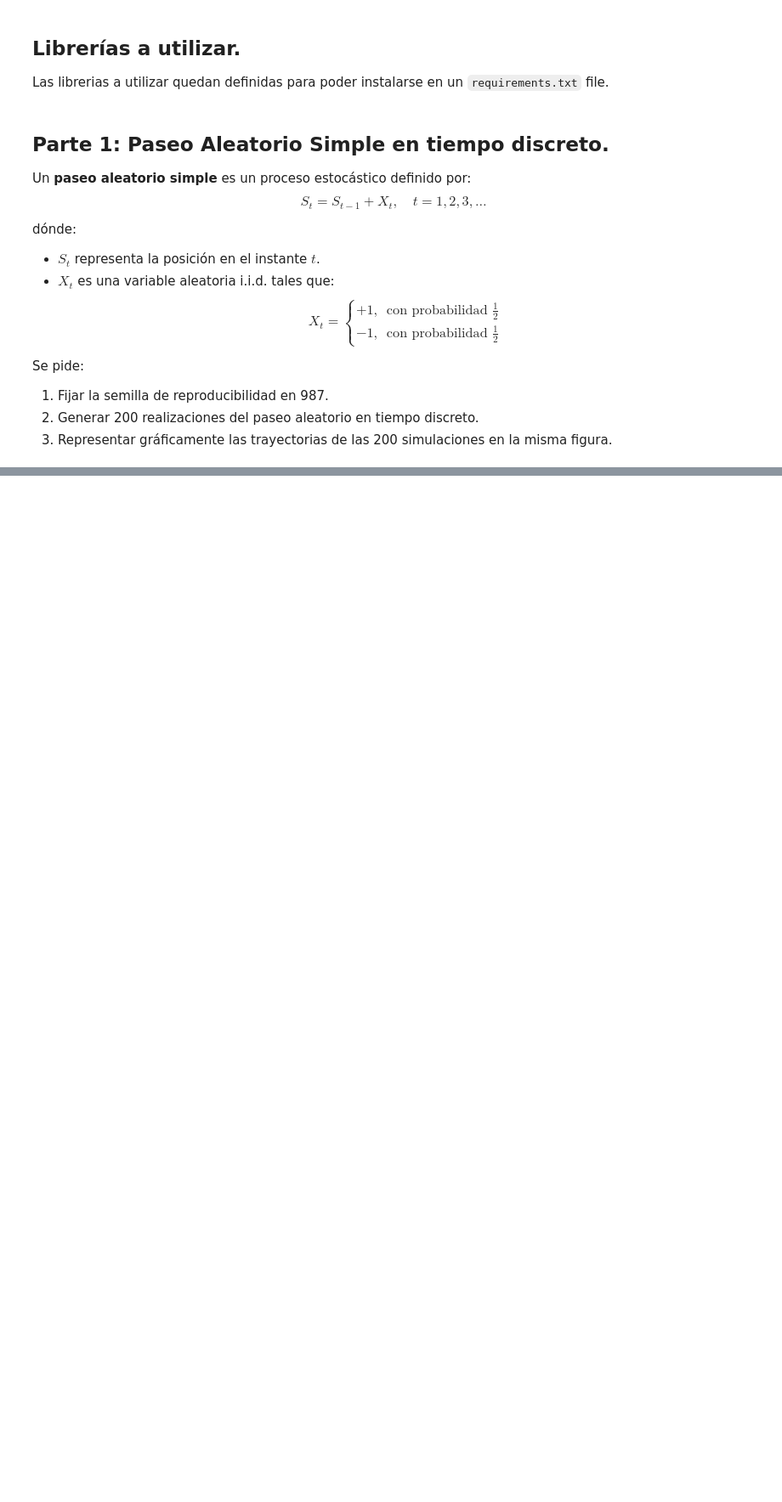
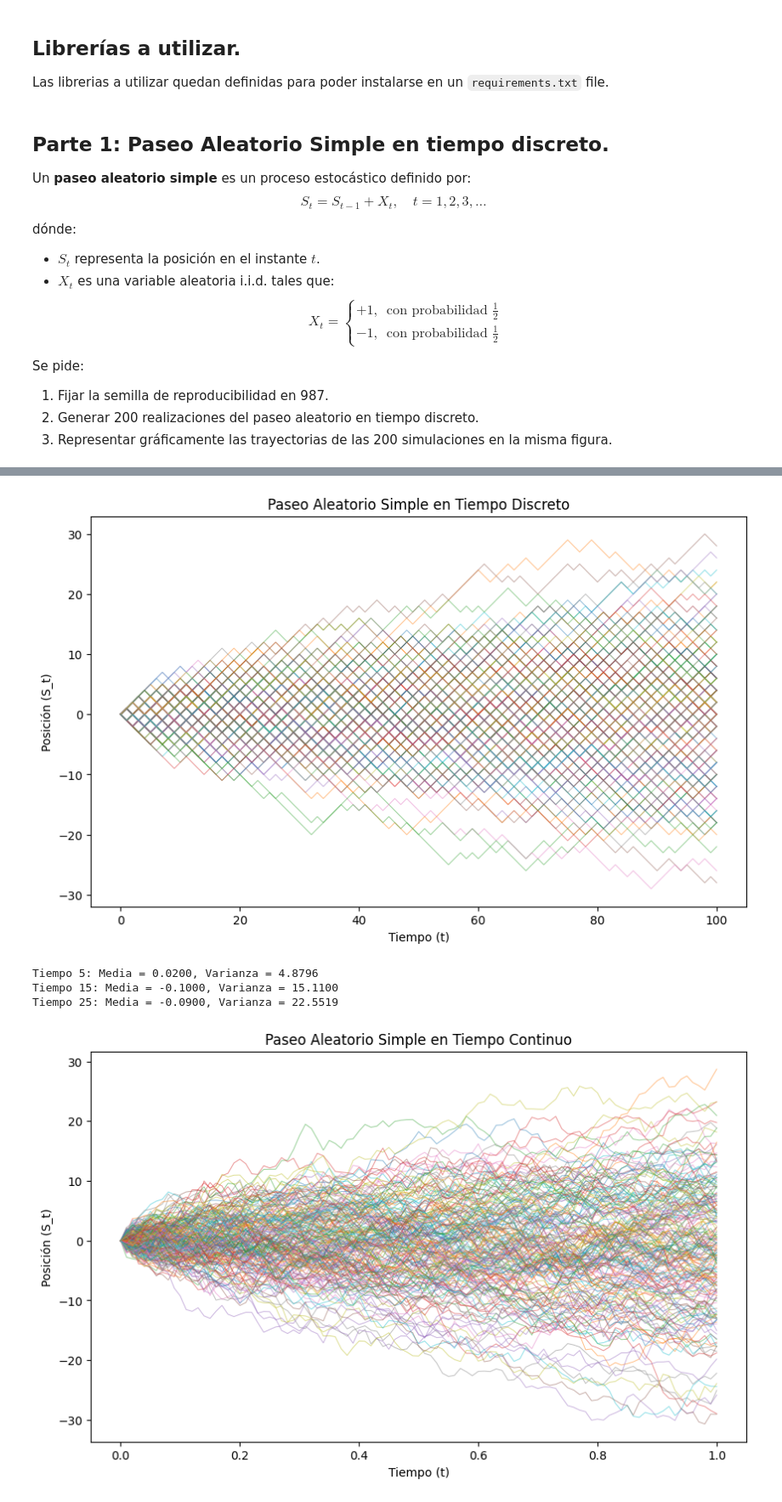
Before and after one commit to mgonzalz/calculo-estocastico, a Jupyter notebook: Cálculo Estocástico - Tarea 1.ipynb, the cells around one changed output, grey strips where cells are left out. Shown at 85% size. Cells and saved outputs as stored; diff of their text form; code cells hidden in the pictures; blank space fills up the shorter version.

```diff
--- a/Cálculo Estocástico - Tarea 1.ipynb
+++ b/Cálculo Estocástico - Tarea 1.ipynb
@@ -34,0 +171,75 @@ Se pide:
+# %%
+import numpy as np
+import matplotlib.pyplot as plt
+
+np.random.seed(987)
+
+num_realizaciones = 200  # Número de simulaciones
+num_pasos = 100  # Número de pasos del paseo aleatorio
+num_experimentos = 5000  # Número de repeticiones de Montecarlo
+tiempos_especificos = [5, 15, 25]
+
+def paseo_aleatorio_discreto():
+    X = np.random.choice([-1, 1], size=(num_realizaciones, num_pasos))  # Generamos pasos aleatorios
+    S = np.cumsum(X, axis=1)  # Calculamos la trayectoria acumulada
+
+    S = np.hstack((np.zeros((num_realizaciones, 1)), S))
+
+    # Graficar las trayectorias
+    plt.figure(figsize=(10, 6))
+    for i in range(num_realizaciones):
+        plt.plot(S[i], alpha=0.5, linewidth=0.7)
+
+    plt.xlabel("Tiempo (t)")
+    plt.ylabel("Posición (S_t)")
+    plt.title("Paseo Aleatorio Simple en Tiempo Discreto")
+    plt.show()
+
+    # Cálculo de media y varianza en tiempos específicos
+    for t in tiempos_especificos:
+        media_t = np.mean(S[:, t])
+        varianza_t = np.var(S[:, t])
+        print(f"Tiempo {t}: Media = {media_t:.4f}, Varianza = {varianza_t:.4f}")
+
+def paseo_aleatorio_continuo():
+    # Generar los paseos aleatorios en tiempo continuo
+    tiempo = np.linspace(0, 1, num_pasos + 1)  # Tiempo continuo
+    X = np.random.normal(0, 1, size=(num_realizaciones, num_pasos))  # Generamos pasos normales estándar
+    S = np.cumsum(X, axis=1)  # Calculamos la trayectoria acumulada
+    S = np.hstack((np.zeros((num_realizaciones, 1)), S))
+
+    plt.figure(figsize=(10, 6))
+    for i in range(num_realizaciones):
+        plt.plot(tiempo, S[i], alpha=0.5, linewidth=0.7)
+
+    plt.xlabel("Tiempo (t)")
+    plt.ylabel("Posición (S_t)")
+    plt.title("Paseo Aleatorio Simple en Tiempo Continuo")
+    plt.show()
+
+def montecarlo_paseo_aleatorio():
+    medias_muestrales = {t: [] for t in tiempos_especificos}
+    varianzas_muestrales = {t: [] for t in tiempos_especificos}
+
+    for _ in range(num_experimentos):
+        X = np.random.choice([-1, 1], size=(num_realizaciones, num_pasos))
+        S = np.cumsum(X, axis=1)
+        S = np.hstack((np.zeros((num_realizaciones, 1)), S))
+
+        for t in tiempos_especificos:
+            medias_muestrales[t].append(np.mean(S[:, t]))
+            varianzas_muestrales[t].append(np.var(S[:, t]))
+
+    for t in tiempos_especificos:
+        print(f"Montecarlo - Tiempo {t}: Media de medias = {np.mean(medias_muestrales[t]):.4f}, \
+               Media de varianzas = {np.mean(varianzas_muestrales[t]):.4f}")
+
+paseo_aleatorio_discreto()
+paseo_aleatorio_continuo()
+montecarlo_paseo_aleatorio()
+# %% [output]
+[figure, added]
+Tiempo 5: Media = 0.0200, Varianza = 4.8796
+Tiempo 15: Media = -0.1000, Varianza = 15.1100
+Tiempo 25: Media = -0.0900, Varianza = 22.5519
+[figure, added]
```
Also changed, not shown: parts of 27 cells of this notebook, 2 other files.
